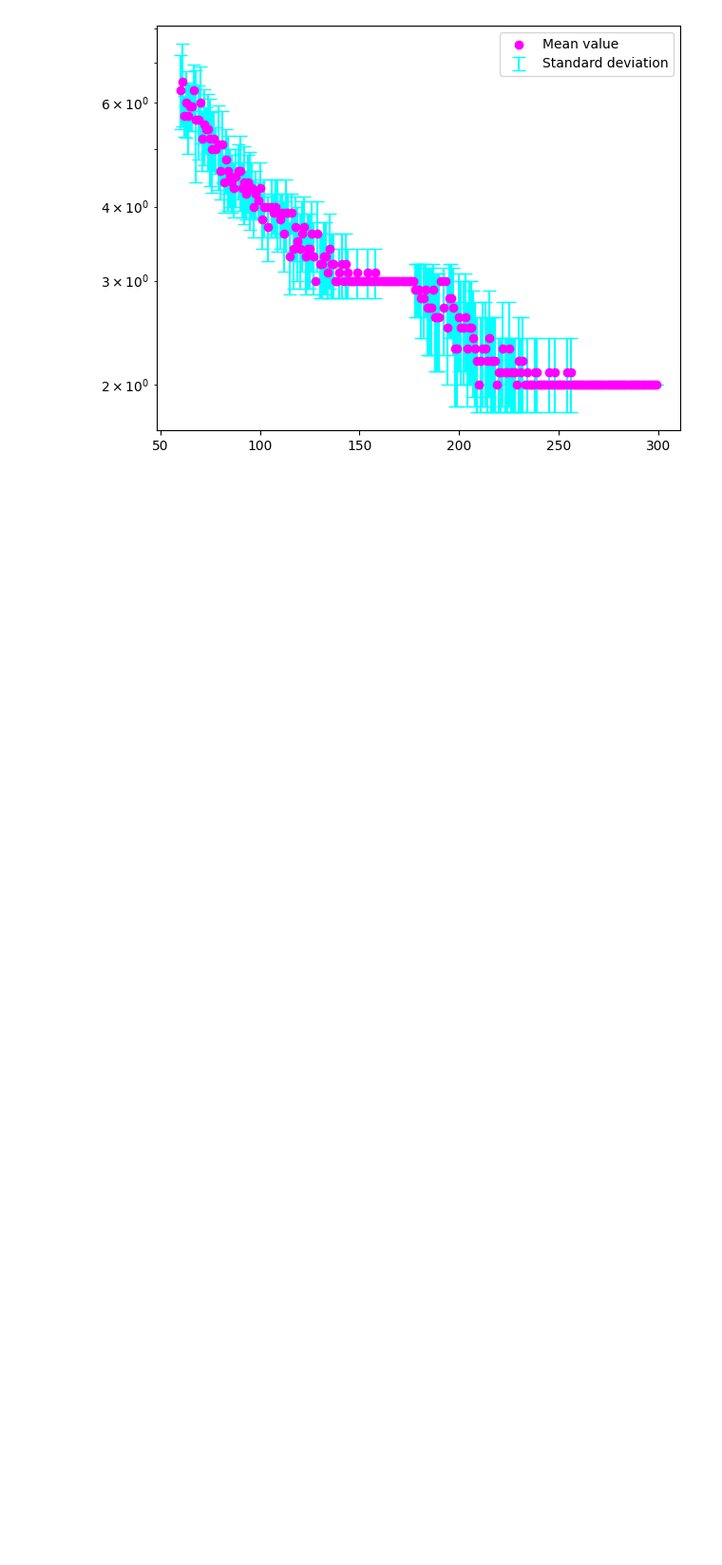
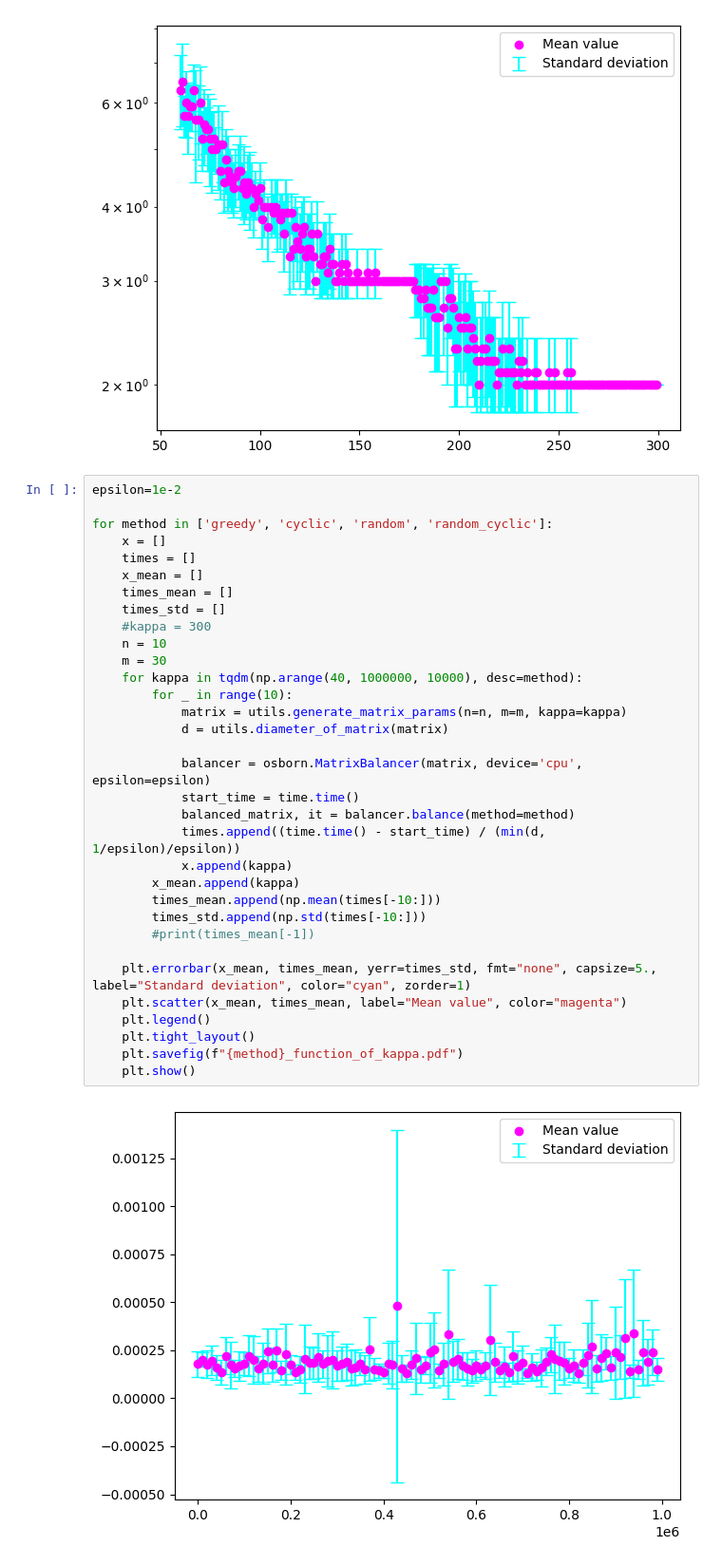
Before and after one commit to alexicanesse/Near-linear-convergence-of-the-Random-Osborne-algorithm-for-Matrix-Balancing, a Jupyter notebook: experiments.ipynb, the cells around one changed output. Shown at 95% size. Drawn from its saved outputs; the diff is of its cells as text; blank space fills up the shorter version.

```diff
--- a/experiments.ipynb
+++ b/experiments.ipynb
@@ -147,3 +136,38 @@ plt.savefig(f"d.pdf")
 plt.show()
 # %% [output]
 [figure]
+# %%
+epsilon=1e-2
+
+for method in ['greedy', 'cyclic', 'random', 'random_cyclic']:
+    x = []
+    times = []
+    x_mean = []
+    times_mean = []
+    times_std = []
+    #kappa = 300
+    n = 10
+    m = 30
+    for kappa in tqdm(np.arange(40, 1000000, 10000), desc=method):
+        for _ in range(10):
+            matrix = utils.generate_matrix_params(n=n, m=m, kappa=kappa)
+            d = utils.diameter_of_matrix(matrix)
+
+            balancer = osborn.MatrixBalancer(matrix, device='cpu', epsilon=epsilon)
+            start_time = time.time()
+            balanced_matrix, it = balancer.balance(method=method)
+            times.append((time.time() - start_time) / (min(d, 1/epsilon)/epsilon))
+            x.append(kappa)
+        x_mean.append(kappa)
+        times_mean.append(np.mean(times[-10:]))
+        times_std.append(np.std(times[-10:]))
+        #print(times_mean[-1])
+
+    plt.errorbar(x_mean, times_mean, yerr=times_std, fmt="none", capsize=5., label="Standard deviation", color="cyan", zorder=1)
+    plt.scatter(x_mean, times_mean, label="Mean value", color="magenta")
+    plt.legend()
+    plt.tight_layout()
+    plt.savefig(f"{method}_function_of_kappa.pdf")
+    plt.show()
+# %% [output]
+[figure, added]
```
Also changed, not shown: parts of 5 cells of this notebook, 10 other files.
